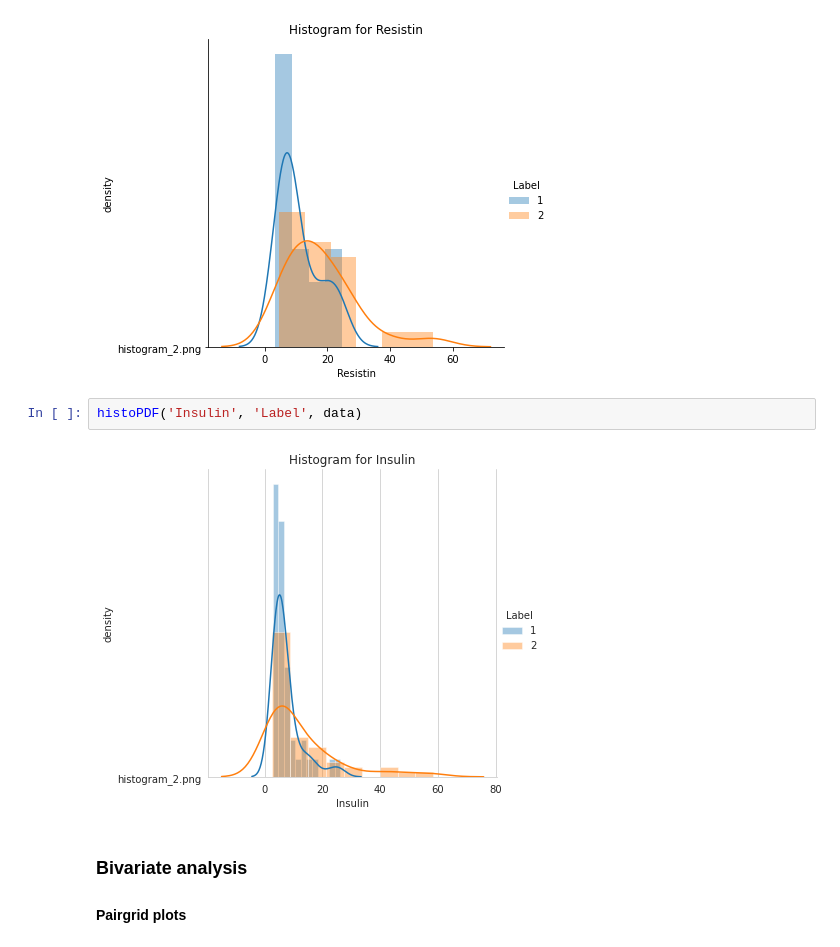
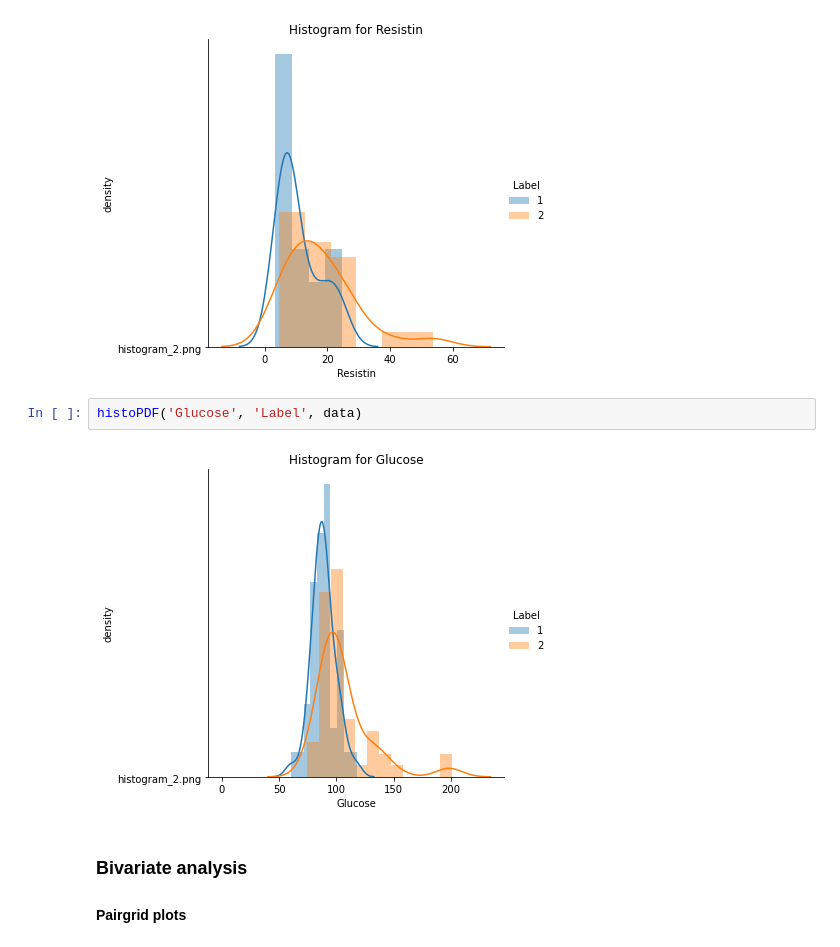
Before and after one commit to ceridwenreed/IQVIA_technical_exercise, a Jupyter notebook: 02_EDA.ipynb, the cells around one changed output. Saved outputs shown, nothing was run; the diff lists cells and outputs as text.

```diff
--- a/02_EDA.ipynb
+++ b/02_EDA.ipynb
@@ -205,9 +194,9 @@ histoPDF('Resistin', 'Label', below_50)
 # %% [output]
 [figure]
 # %%
-histoPDF('Insulin', 'Label', data)
+histoPDF('Glucose', 'Label', data)
 # %% [output]
-[figure, old version]
+[figure, new version]
 # %% [markdown]
 ### Bivariate analysis
 
```
Also changed, not shown: parts of 10 cells of this notebook, 14 other files.
